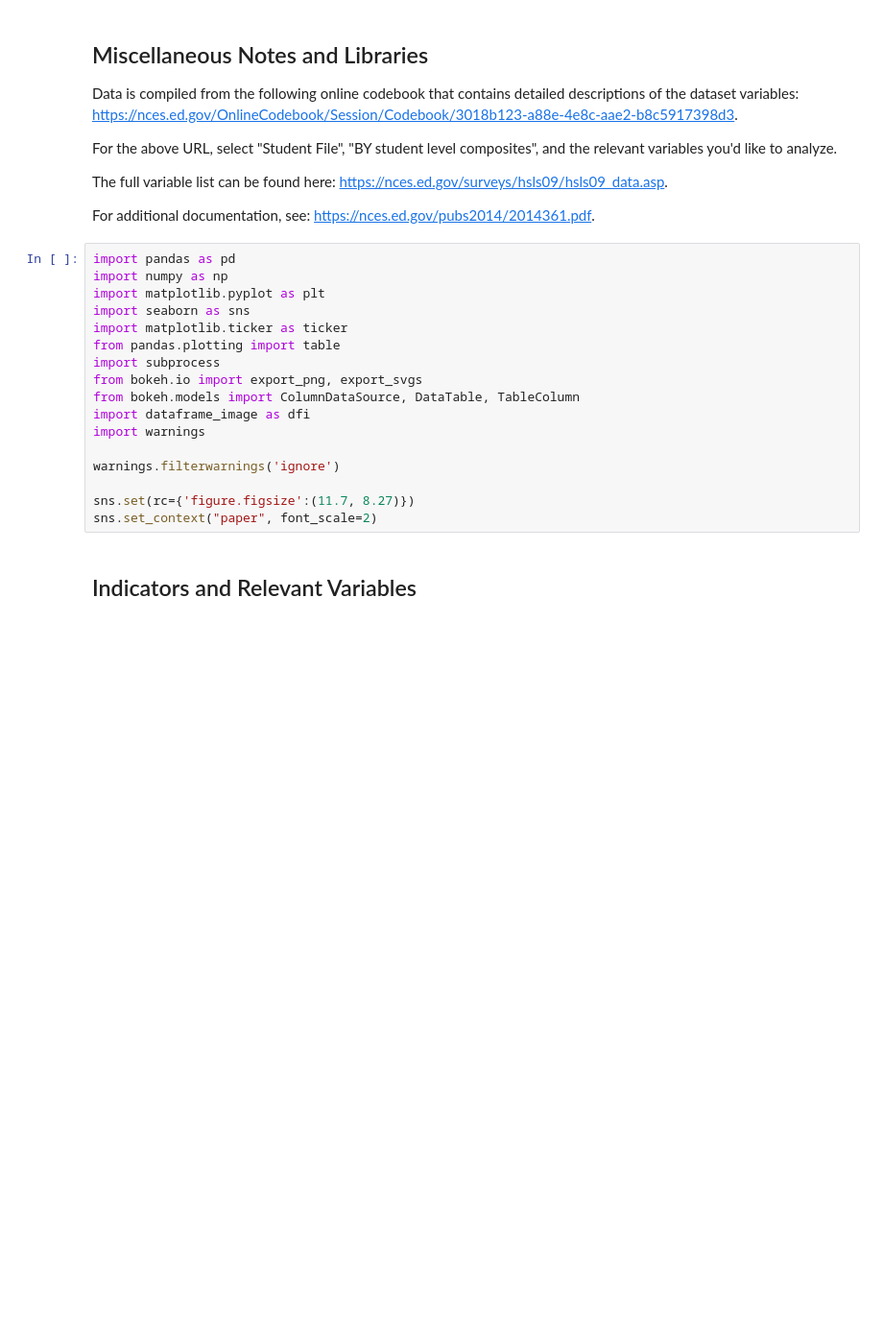
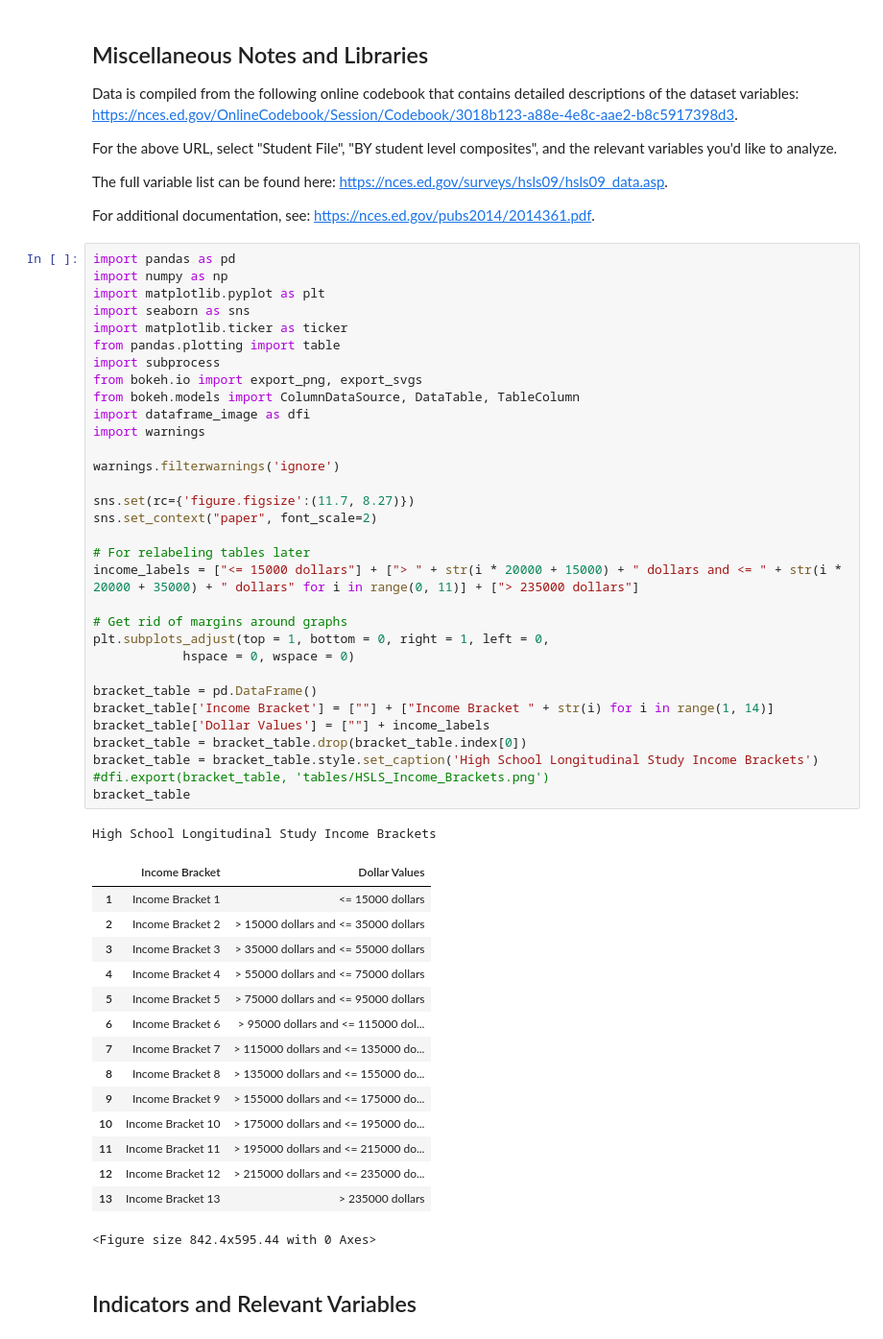
Before and after one commit to adamzuyang/Ursatech-Adam, a Jupyter notebook: HSLS Data Analysis, Academic Performance as Related to Family Income, Poverty, and Race.ipynb, the cells around one changed output. Shown at 96% size. Cells and saved outputs as stored; diff of their text form; blank space fills up the shorter version.

```diff
--- a/HSLS Data Analysis, Academic Performance as Related to Family Income, Poverty, and Race.ipynb
+++ b/HSLS Data Analysis, Academic Performance as Related to Family Income, Poverty, and Race.ipynb
@@ -32,20 +32,52 @@ For additional documentation, see: https://nces.ed.gov/pubs2014/2014361.pdf.
 # %%
 import pandas as pd
 import numpy as np
 import matplotlib.pyplot as plt
 import seaborn as sns
 import matplotlib.ticker as ticker
 from pandas.plotting import table
 import subprocess
 from bokeh.io import export_png, export_svgs
 from bokeh.models import ColumnDataSource, DataTable, TableColumn
 import dataframe_image as dfi
 import warnings
 
 warnings.filterwarnings('ignore')
 
 sns.set(rc={'figure.figsize':(11.7, 8.27)})
 sns.set_context("paper", font_scale=2)
+
+# For relabeling tables later
+income_labels = ["<= 15000 dollars"] + ["> " + str(i * 20000 + 15000) + " dollars and <= " + str(i * 20000 + 35000) + " dollars" for i in range(0, 11)] + ["> 235000 dollars"]
+
+# Get rid of margins around graphs
+plt.subplots_adjust(top = 1, bottom = 0, right = 1, left = 0,
+            hspace = 0, wspace = 0)
+
+bracket_table = pd.DataFrame()
+bracket_table['Income Bracket'] = [""] + ["Income Bracket " + str(i) for i in range(1, 14)]
+bracket_table['Dollar Values'] = [""] + income_labels
+bracket_table = bracket_table.drop(bracket_table.index[0])
+bracket_table = bracket_table.style.set_caption('High School Longitudinal Study Income Brackets')
+#dfi.export(bracket_table, 'tables/HSLS_Income_Brackets.png')
+bracket_table
+# %% [output]
+High School Longitudinal Study Income Brackets
+|  | Income Bracket | Dollar Values |
+| 1 | Income Bracket 1 | <= 15000 dollars |
+| 2 | Income Bracket 2 | > 15000 dollars and <= 35000 dollars |
+| 3 | Income Bracket 3 | > 35000 dollars and <= 55000 dollars |
+| 4 | Income Bracket 4 | > 55000 dollars and <= 75000 dollars |
+| 5 | Income Bracket 5 | > 75000 dollars and <= 95000 dollars |
+| 6 | Income Bracket 6 | > 95000 dollars and <= 115000 dol... |
+| 7 | Income Bracket 7 | > 115000 dollars and <= 135000 do... |
+| 8 | Income Bracket 8 | > 135000 dollars and <= 155000 do... |
+| 9 | Income Bracket 9 | > 155000 dollars and <= 175000 do... |
+| 10 | Income Bracket 10 | > 175000 dollars and <= 195000 do... |
+| 11 | Income Bracket 11 | > 195000 dollars and <= 215000 do... |
+| 12 | Income Bracket 12 | > 215000 dollars and <= 235000 do... |
+| 13 | Income Bracket 13 | > 235000 dollars |
+<Figure size 842.4x595.44 with 0 Axes>
 # %% [markdown]
 ## Indicators and Relevant Variables<a id='variables'></a>
 # %% [markdown]
```
Also changed, not shown: parts of 7 cells of this notebook, 42 other files.
